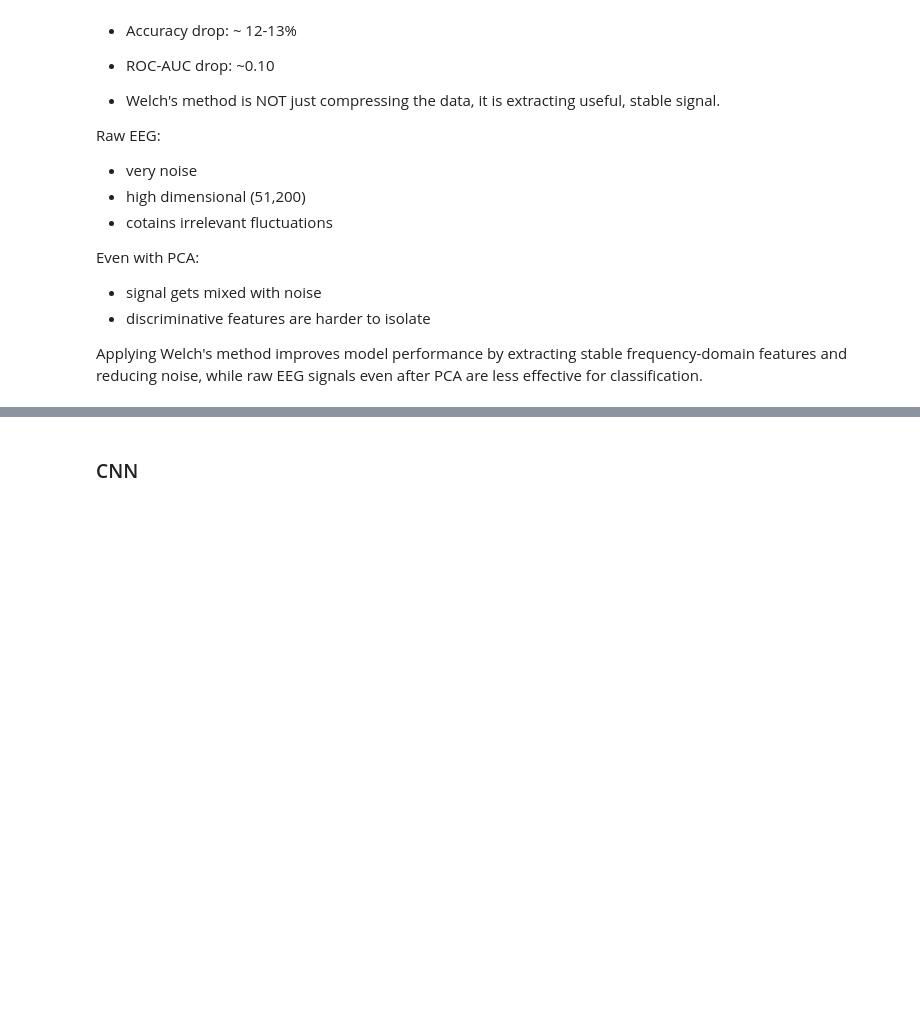
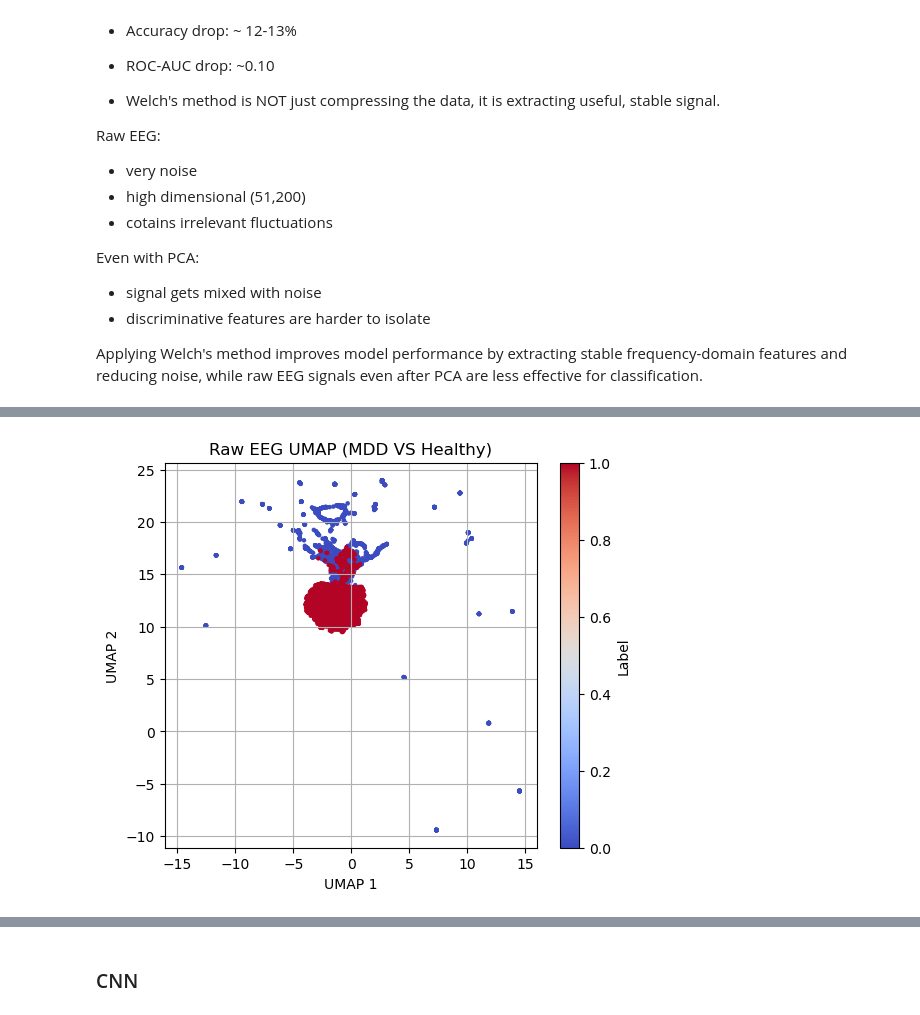
Before and after one commit to BJAngulo/MSSE-277b-final-project-, a Jupyter notebook: notebooks/Raw EEG.ipynb, the cells around one changed output, grey strips where cells are left out. Drawn from its saved outputs; the diff is of its cells as text; code cells hidden in the pictures; blank space fills up the shorter version.

```diff
--- a/notebooks/Raw EEG.ipynb
+++ b/notebooks/Raw EEG.ipynb
@@ -1168,0 +1187,27 @@ Applying Welch's method improves model performance by extracting stable frequenc
+# %%
+umap_raw_model = umap.UMAP(
+    n_neighbors=15,
+    min_dist=0.1,
+    random_state=42
+)
+
+X_raw_umap = umap_raw_model.fit_transform(X_raw_10_pca)
+# %%
+plt.figure(figsize=(6,5))
+
+plt.scatter(
+    X_raw_umap[:,0],
+    X_raw_umap[:,1],
+    c=y_raw_10,
+    cmap="coolwarm",
+    s=5
+)
+
+plt.title("Raw EEG UMAP (MDD VS Healthy)")
+plt.xlabel("UMAP 1")
+plt.ylabel("UMAP 2")
+plt.colorbar(label="Label")
+plt.grid(True)
+plt.show()
+# %% [output]
+[figure, added]
```
Also changed, not shown: parts of 17 cells of this notebook.
